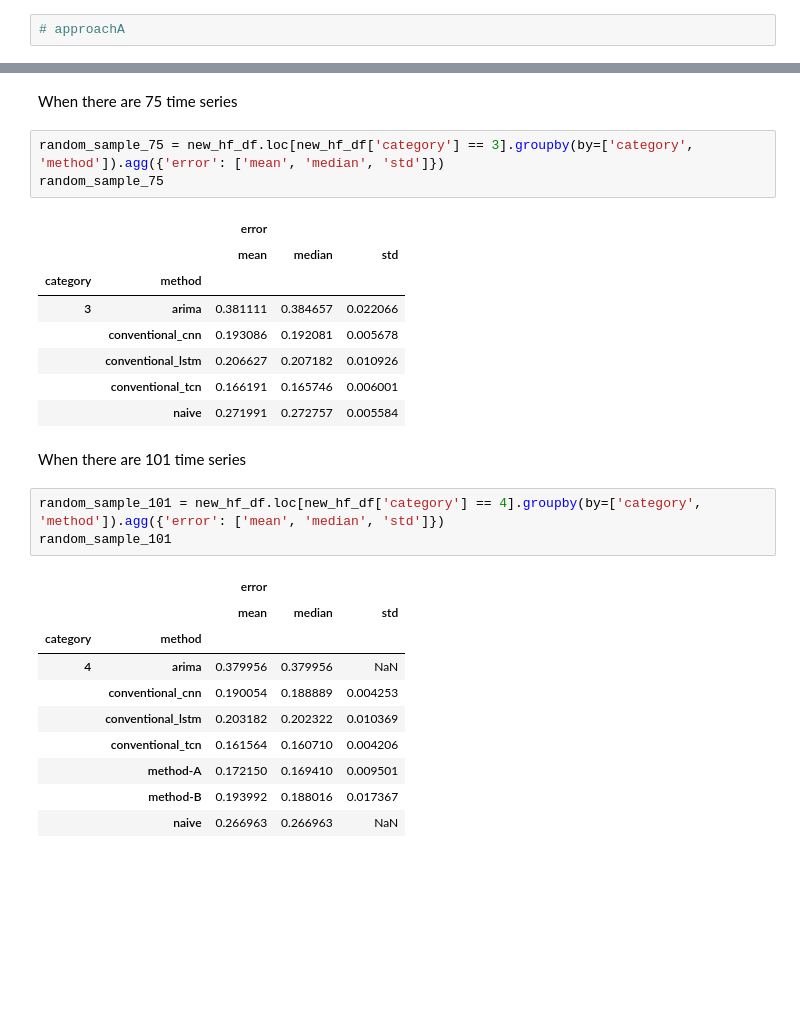
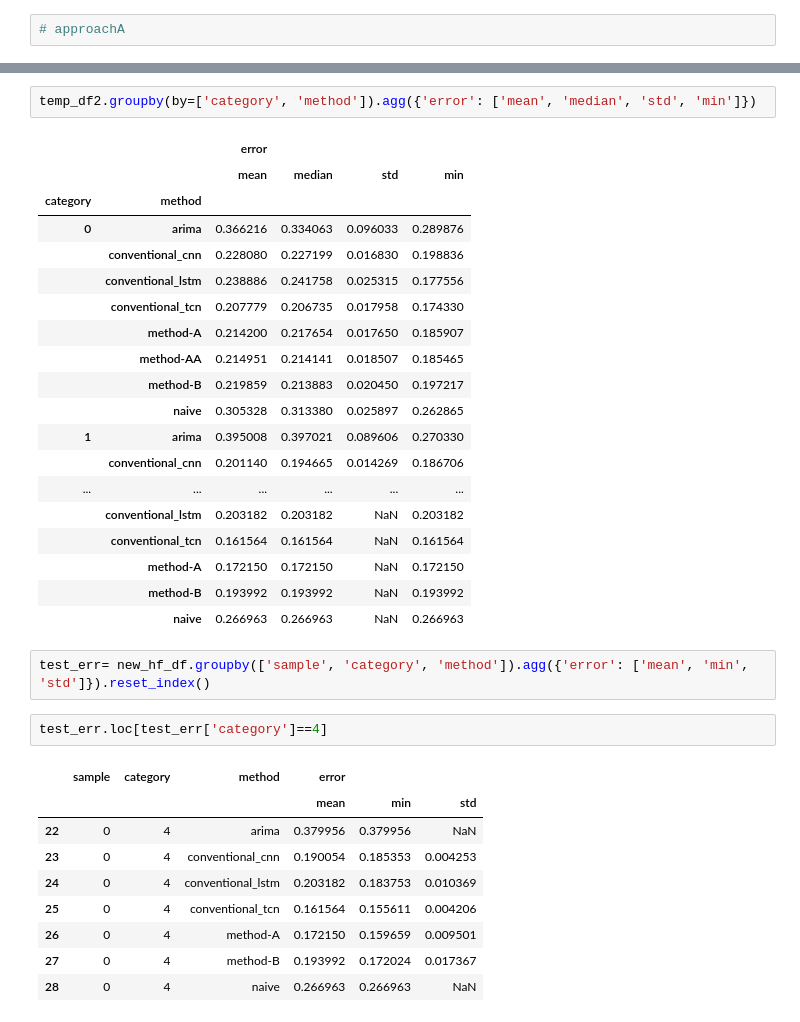
Before and after one commit to ManeeshaPerera/HTCNN-Forecasting, a Jupyter notebook: notebooks/swis_random_sample_results.ipynb, the cells around one changed output, grey strips where cells are left out. Saved outputs shown, nothing was run; the diff lists cells and outputs as text; blank space fills up the shorter version.

```diff
--- a/notebooks/swis_random_sample_results.ipynb
+++ b/notebooks/swis_random_sample_results.ipynb
@@ -142,30 +99,36 @@ random_sample_50
-# %% [markdown]
-When there are 75 time series
-# %%
-random_sample_75 = new_hf_df.loc[new_hf_df['category'] == 3].groupby(by=['category', 'method']).agg({'error': ['mean', 'median', 'std']})
-random_sample_75
-# %% [output]
-|  |  | error |  |  |
-|  |  | mean | median | std |
-| category | method |  |  |  |
-| 3 | arima | 0.381111 | 0.384657 | 0.022066 |
-|  | conventional_cnn | 0.193086 | 0.192081 | 0.005678 |
-|  | conventional_lstm | 0.206627 | 0.207182 | 0.010926 |
-|  | conventional_tcn | 0.166191 | 0.165746 | 0.006001 |
-|  | naive | 0.271991 | 0.272757 | 0.005584 |
-# %% [markdown]
-When there are 101 time series
-# %%
-random_sample_101 = new_hf_df.loc[new_hf_df['category'] == 4].groupby(by=['category', 'method']).agg({'error': ['mean', 'median', 'std']})
-random_sample_101
-# %% [output]
-|  |  | error |  |  |
-|  |  | mean | median | std |
-| category | method |  |  |  |
-| 4 | arima | 0.379956 | 0.379956 | NaN |
-|  | conventional_cnn | 0.190054 | 0.188889 | 0.004253 |
-|  | conventional_lstm | 0.203182 | 0.202322 | 0.010369 |
-|  | conventional_tcn | 0.161564 | 0.160710 | 0.004206 |
-|  | method-A | 0.172150 | 0.169410 | 0.009501 |
-|  | method-B | 0.193992 | 0.188016 | 0.017367 |
-|  | naive | 0.266963 | 0.266963 | NaN |
+# %%
+temp_df2.groupby(by=['category', 'method']).agg({'error': ['mean', 'median', 'std', 'min']})
+# %% [output]
+|  |  | error |  |  |  |
+|  |  | mean | median | std | min |
+| category | method |  |  |  |  |
+| 0 | arima | 0.366216 | 0.334063 | 0.096033 | 0.289876 |
+|  | conventional_cnn | 0.228080 | 0.227199 | 0.016830 | 0.198836 |
+|  | conventional_lstm | 0.238886 | 0.241758 | 0.025315 | 0.177556 |
+|  | conventional_tcn | 0.207779 | 0.206735 | 0.017958 | 0.174330 |
+|  | method-A | 0.214200 | 0.217654 | 0.017650 | 0.185907 |
+|  | method-AA | 0.214951 | 0.214141 | 0.018507 | 0.185465 |
+|  | method-B | 0.219859 | 0.213883 | 0.020450 | 0.197217 |
+|  | naive | 0.305328 | 0.313380 | 0.025897 | 0.262865 |
+| 1 | arima | 0.395008 | 0.397021 | 0.089606 | 0.270330 |
+|  | conventional_cnn | 0.201140 | 0.194665 | 0.014269 | 0.186706 |
+| ... | ... | ... | ... | ... | ... |
+|  | conventional_lstm | 0.203182 | 0.203182 | NaN | 0.203182 |
+|  | conventional_tcn | 0.161564 | 0.161564 | NaN | 0.161564 |
+|  | method-A | 0.172150 | 0.172150 | NaN | 0.172150 |
+|  | method-B | 0.193992 | 0.193992 | NaN | 0.193992 |
+|  | naive | 0.266963 | 0.266963 | NaN | 0.266963 |
+# %%
+test_err= new_hf_df.groupby(['sample', 'category', 'method']).agg({'error': ['mean', 'min', 'std']}).reset_index()
+# %%
+test_err.loc[test_err['category']==4]
+# %% [output]
+|  | sample | category | method | error |  |  |
+|  |  |  |  | mean | min | std |
+| 22 | 0 | 4 | arima | 0.379956 | 0.379956 | NaN |
+| 23 | 0 | 4 | conventional_cnn | 0.190054 | 0.185353 | 0.004253 |
+| 24 | 0 | 4 | conventional_lstm | 0.203182 | 0.183753 | 0.010369 |
+| 25 | 0 | 4 | conventional_tcn | 0.161564 | 0.155611 | 0.004206 |
+| 26 | 0 | 4 | method-A | 0.172150 | 0.159659 | 0.009501 |
+| 27 | 0 | 4 | method-B | 0.193992 | 0.172024 | 0.017367 |
+| 28 | 0 | 4 | naive | 0.266963 | 0.266963 | NaN |
```
Also changed, not shown: parts of 12 cells of this notebook, 10 other files.
